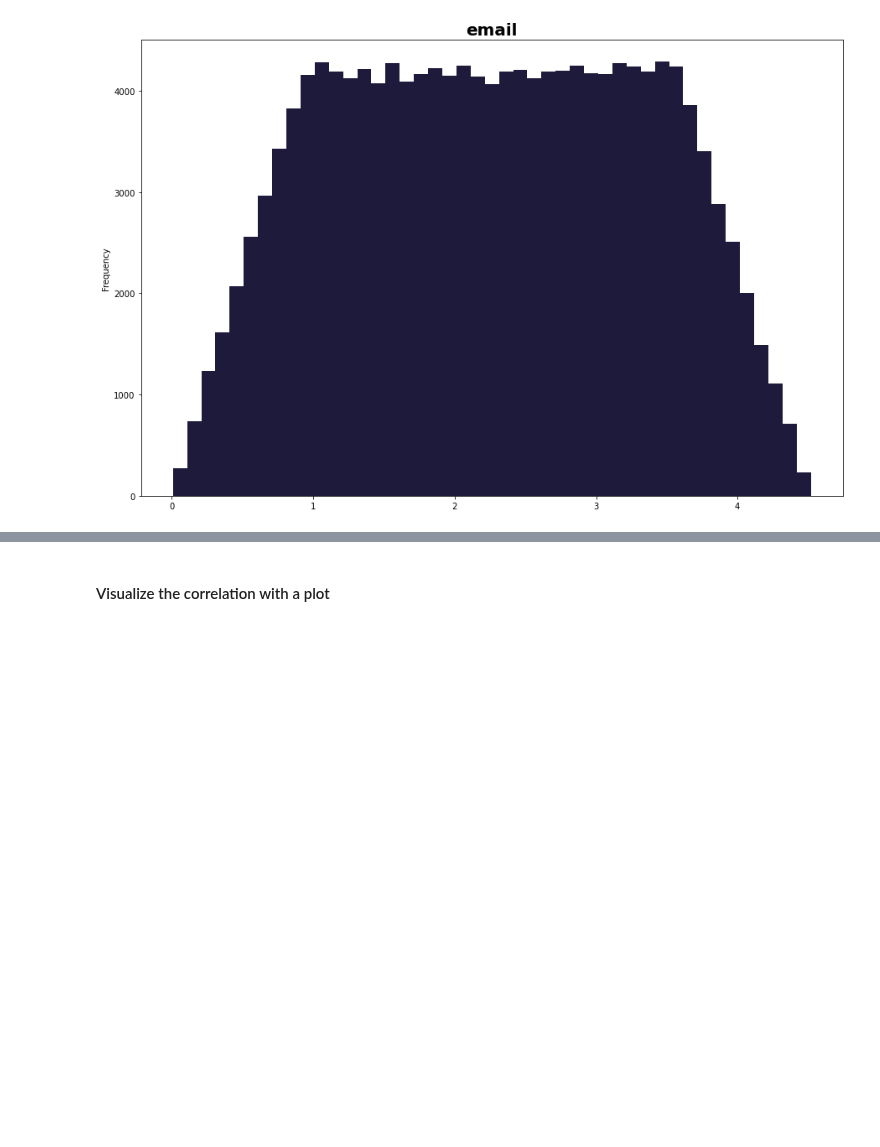
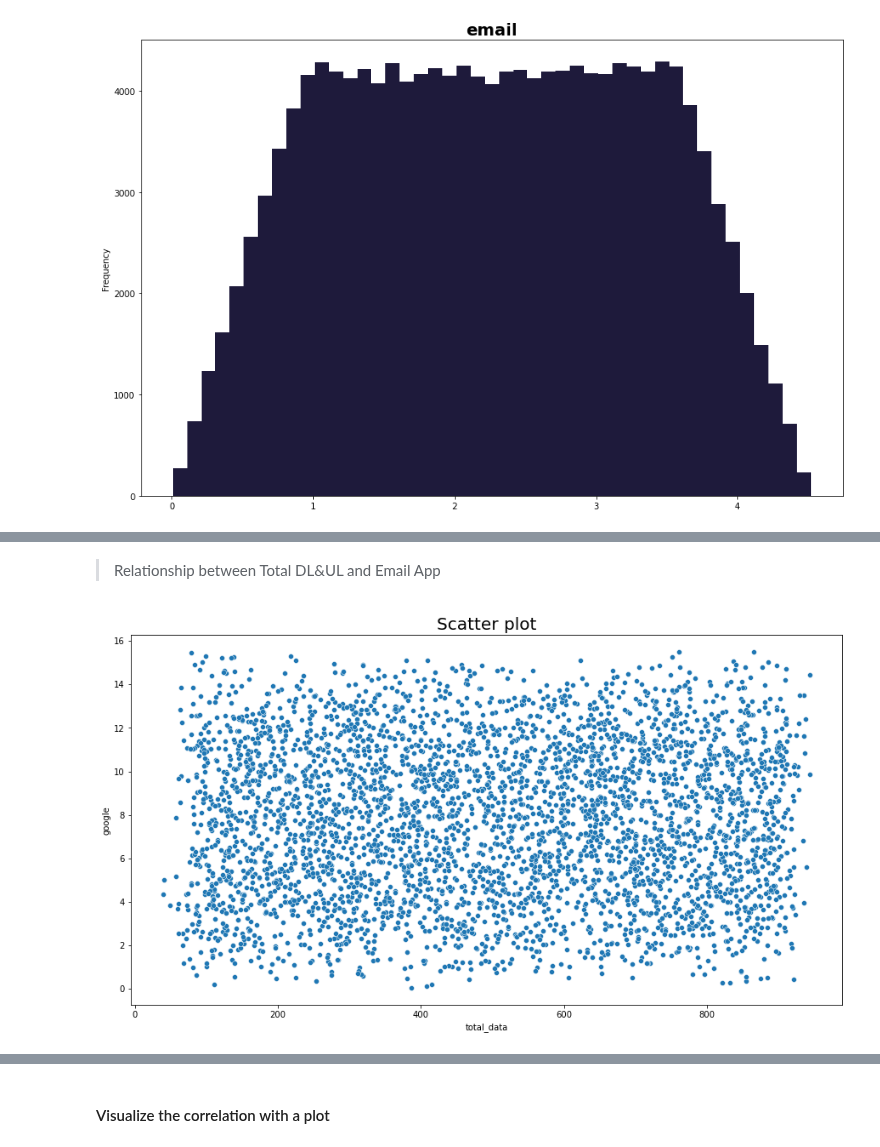
Before and after one commit to Melak2017/Telecommunication-Data-Analysis, a Jupyter notebook: Jup_Notebooks/Data_Exploration.ipynb, the cells around one changed output, grey strips where cells are left out. Saved outputs shown, nothing was run; the diff lists cells and outputs as text; code cells hidden in the pictures; blank space fills up the shorter version.

```diff
--- a/Jup_Notebooks/Data_Exploration.ipynb
+++ b/Jup_Notebooks/Data_Exploration.ipynb
@@ -258,0 +270,10 @@ plt.show()
+# %% [markdown]
+> Relationship between Total DL&UL and Email App
+# %%
+df_sample= df.sample(4000)
+plt.figure(figsize=(15, 8))
+sns.scatterplot(data = df_sample, x='total_data', y='google',)
+plt.title('Scatter plot', size=20)
+plt.show()
+# %% [output]
+[figure, added]
```
Also changed, not shown: parts of 9 cells of this notebook.
